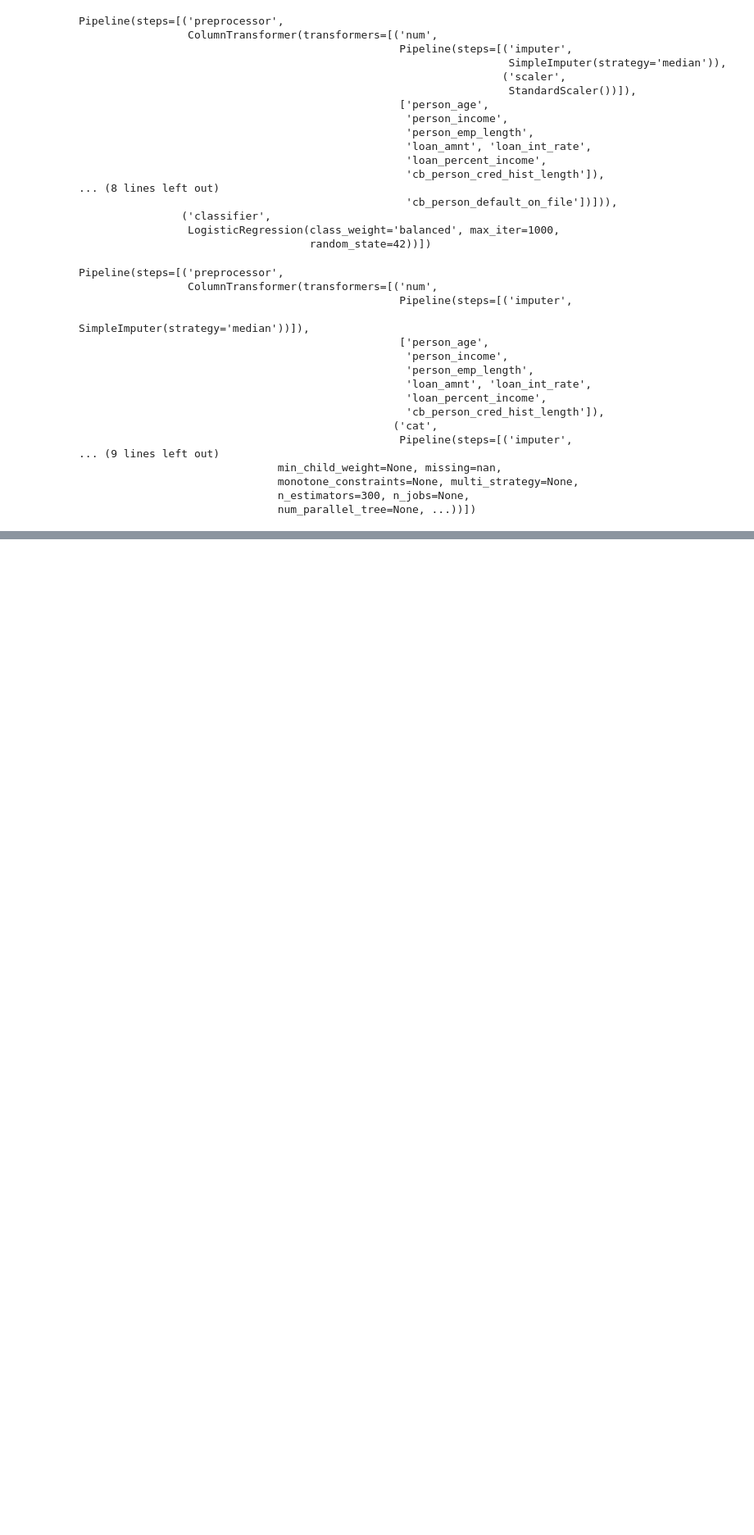
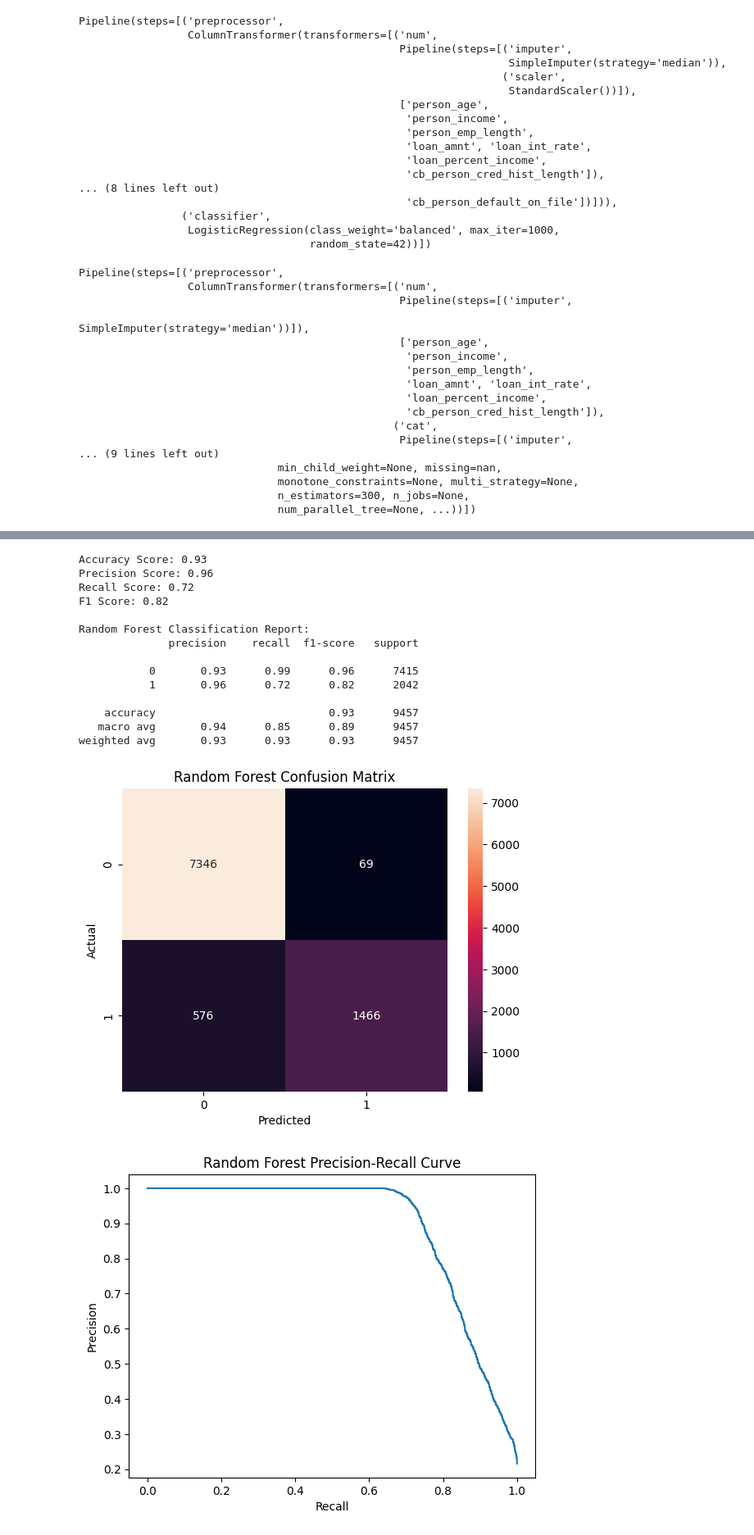
Before and after one commit to Ruhi1010/explainable_credit_risk_assessment_system, a Jupyter notebook: credit_risk.ipynb, the cells around one changed output, grey strips where cells are left out. Shown at 82% size. Cells and saved outputs as stored; diff of their text form; code cells hidden in the pictures; blank space fills up the shorter version.

```diff
--- a/credit_risk.ipynb
+++ b/credit_risk.ipynb
@@ -351,0 +614,15 @@ cv_results
+# %%
+from sklearn.pipeline import Pipeline
+from sklearn.ensemble import RandomForestClassifier
+
+rf_pipeline = Pipeline([
+    ('preprocessor', preprocessor_xg),
+    ('classifier', RandomForestClassifier(
+        n_estimators=200,
+        class_weight='balanced',
+        random_state=42,
+        n_jobs=-1
+    ))
+])
+
+rf_pipeline.fit(X_train, y_train)
@@ -351,0 +647,24 @@ cv_results
+# %%
+param_grid_rf = {
+    'classifier__n_estimators': [100, 200, 300],
+    'classifier__max_depth': [5, 10, 15, None],
+    'classifier__min_samples_split': [2, 5, 10],
+    'classifier__min_samples_leaf': [1, 2, 4],
+    'classifier__max_features': ['sqrt', 'log2', None],
+    'classifier__class_weight': ['balanced', 'balanced_subsample']
+}
+# %%
+from sklearn.model_selection import RandomizedSearchCV
+
+rf_random_search = RandomizedSearchCV(
+    estimator=rf_cv_pipeline,
+    param_distributions=param_grid_rf,
+    n_iter=15,
+    cv=5,
+    scoring='average_precision',
+    random_state=42,
+    n_jobs=-1,
+    verbose=2
+)
+
+rf_random_search.fit(X_train, y_train)
@@ -351,0 +690,20 @@ cv_results
+# %%
+# Passing the random forest model after performing hyperparameter tuning to the evaluation function to evaluate its performance on the test set.
+evaluate_model("Random Forest", rf_random_search, X_test, y_test)
+# %% [output]
+Accuracy Score: 0.93
+Precision Score: 0.96
+Recall Score: 0.72
+F1 Score: 0.82
+
+Random Forest Classification Report:
+              precision    recall  f1-score   support
+
+           0       0.93      0.99      0.96      7415
+           1       0.96      0.72      0.82      2042
+
+    accuracy                           0.93      9457
+   macro avg       0.94      0.85      0.89      9457
+weighted avg       0.93      0.93      0.93      9457
+[figure, added]
+[figure, added]
```
Also changed, not shown: parts of 23 cells of this notebook.
